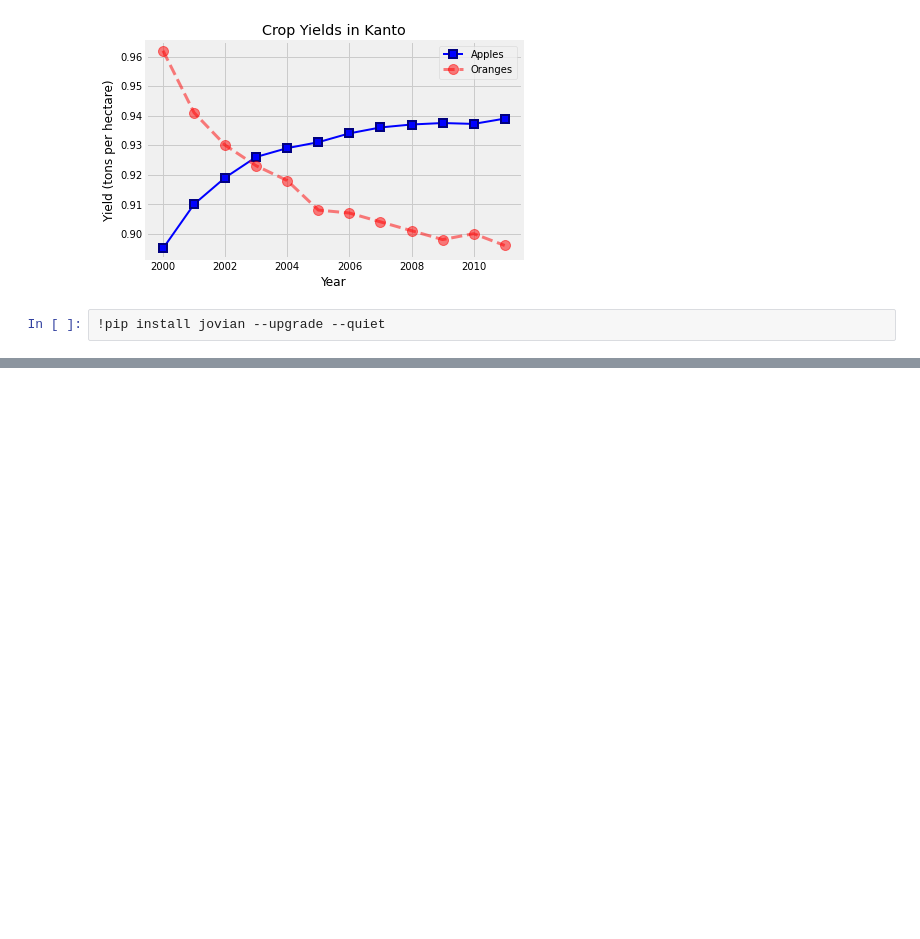
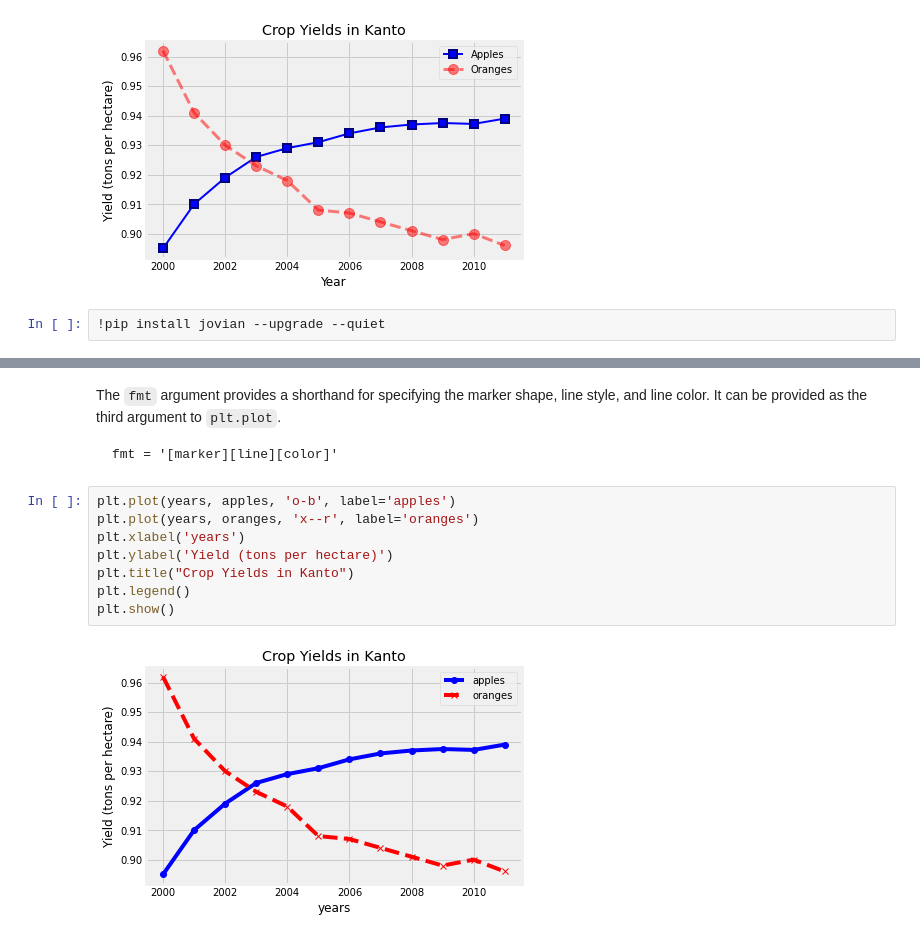
Before and after one commit to dajebbar/Jovian_Data_Analysis_with_python, a Jupyter notebook: Lesson_5_viz_with_matplotlib_and_seaborn/data-viz.ipynb, the cells around one changed output, grey strips where cells are left out. Cells and saved outputs as stored; diff of their text form; blank space fills up the shorter version.

Commit message:
marker fmt cParams

````diff
--- a/Lesson_5_viz_with_matplotlib_and_seaborn/data-viz.ipynb
+++ b/Lesson_5_viz_with_matplotlib_and_seaborn/data-viz.ipynb
@@ -107,3 +103,19 @@ API KEY: ········
 [jovian] Capturing environment..
 [jovian] Committed successfully! https://jovian.ai/boubekri/data-viz
 'https://jovian.ai/boubekri/data-viz'
+# %% [markdown]
+The `fmt` argument provides a shorthand for specifying the marker shape, line style, and line color. It can be provided as the third argument to `plt.plot`.
+
+```
+fmt = '[marker][line][color]'
+```
+# %%
+plt.plot(years, apples, 'o-b', label='apples')
+plt.plot(years, oranges, 'x--r', label='oranges')
+plt.xlabel('years')
+plt.ylabel('Yield (tons per hectare)')
+plt.title("Crop Yields in Kanto")
+plt.legend()
+plt.show()
+# %% [output]
+[figure, added]
````
Also changed, not shown: parts of 7 cells of this notebook.
